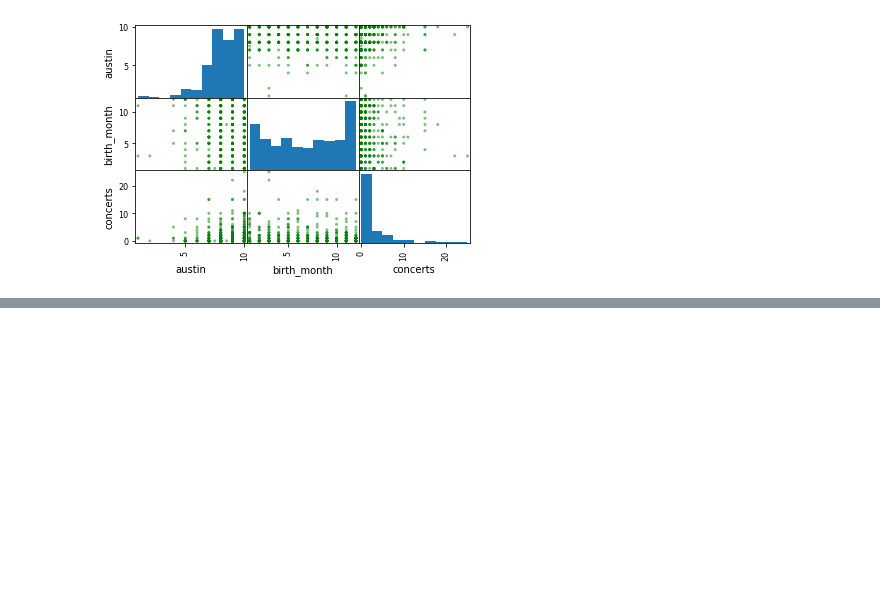
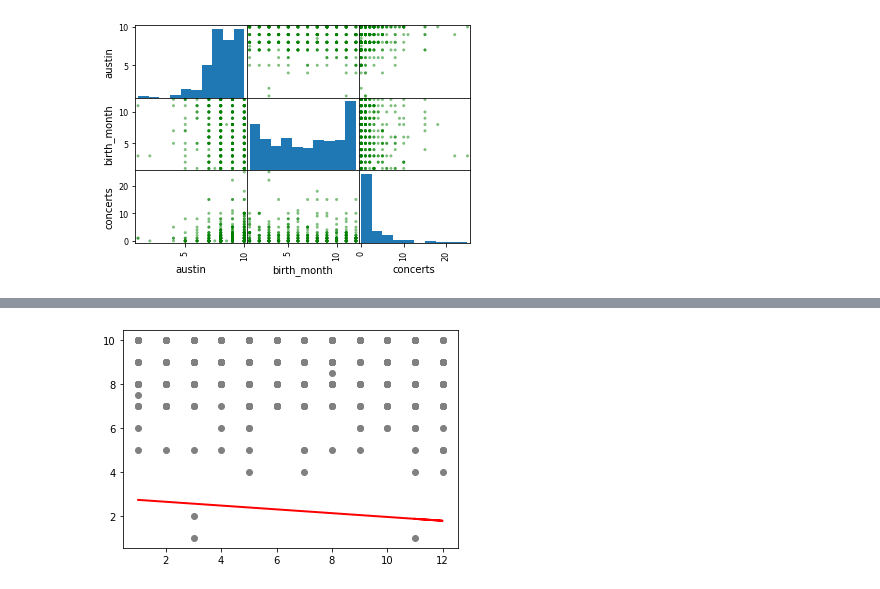
Before and after one commit to 2020freddyoscar2021/py_PYTHON, a Jupyter notebook: TUTO-Estadistica.ipynb, the cells around one changed output, grey strips where cells are left out. Cells and saved outputs as stored; diff of their text form; code cells hidden in the pictures; blank space fills up the shorter version.

```diff
--- a/TUTO-Estadistica.ipynb
+++ b/TUTO-Estadistica.ipynb
@@ -61,0 +95,13 @@ df4 = pd.DataFrame({})
+# %%
+#grafica de los valores, grafica de puntos con su linea recta media
+x = df.birth_month
+
+y = df.austin
+
+plt.scatter(x, y, color = 'gray')
+
+plt.plot(x, 2.8177-0.0863*x, color = 'red' , linewidth = 2) # es la redcta que aparce en la seccion anterior
+
+plt.show()
+# %% [output]
+[figure, added]
```
Also changed, not shown: parts of 3 cells of this notebook.
